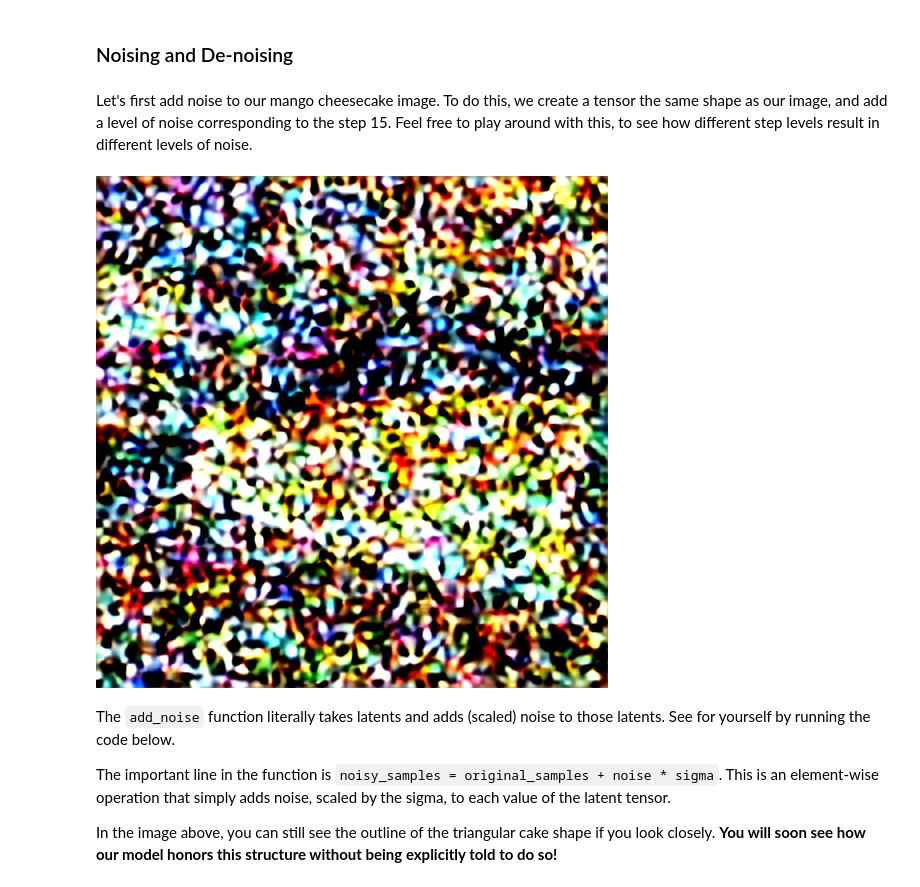
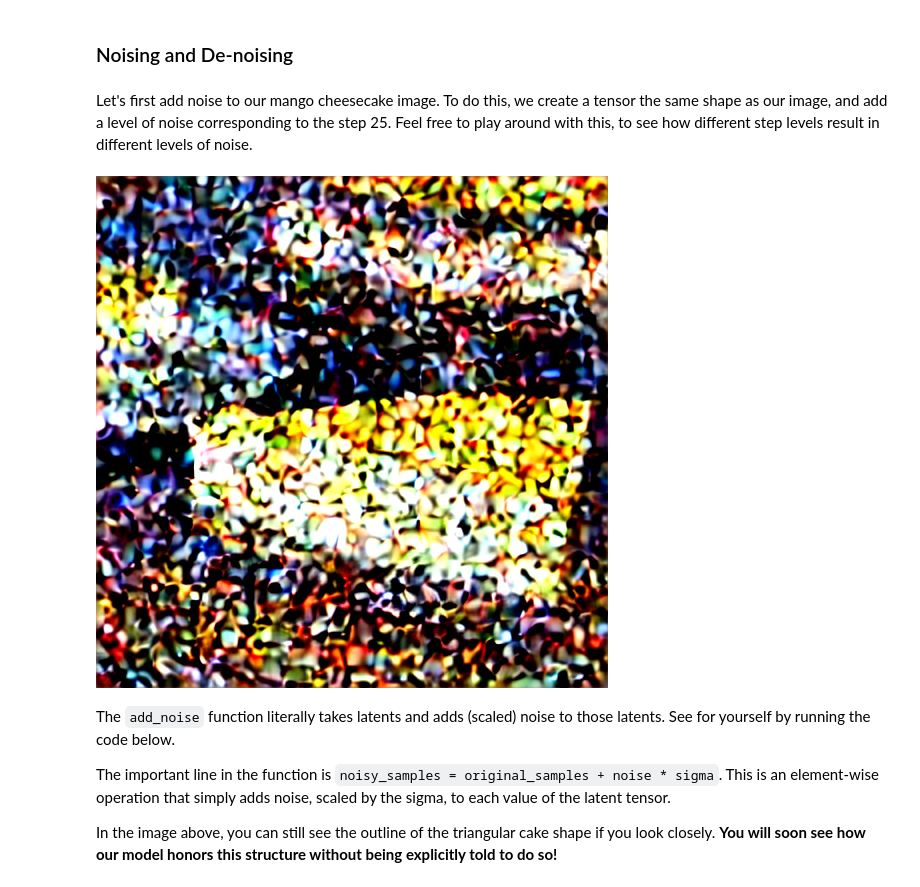
Before and after one commit to Nikhil22/mangocrisp-labs, a Jupyter notebook: stable-diffusion/dish2dish.ipynb, the cells around one changed output. Drawn from its saved outputs; the diff is of its cells as text; code cells hidden in the pictures.

```diff
--- a/stable-diffusion/dish2dish.ipynb
+++ b/stable-diffusion/dish2dish.ipynb
@@ -392,18 +394,18 @@ This 'sigma' is the amount of noise added to the latent representation. Let's se
 # %% [markdown]
 ### Noising and De-noising
 # %% [markdown]
-Let's first add noise to our mango cheesecake image. To do this, we create a tensor the same shape as our image, and add a level of noise corresponding to the step 15. Feel free to play around with this, to see how different step levels result in different levels of noise.
+Let's first add noise to our mango cheesecake image. To do this, we create a tensor the same shape as our image, and add a level of noise corresponding to the step 25. Feel free to play around with this, to see how different step levels result in different levels of noise.
 # %%
 noise = torch.randn_like(mango_cheesecake_latent)
-sampling_step = 15
+sampling_step = 25
 mango_cheesecake_latent_noised = scheduler.add_noise(
     mango_cheesecake_latent,
     noise,
     timesteps=torch.tensor([scheduler.timesteps[sampling_step]])
 )
 latents_to_pil(mango_cheesecake_latent_noised.float())
 # %% [output]
-[figure, old version]
+[figure, new version]
 # %% [markdown]
 The `add_noise` function literally takes latents and adds (scaled) noise to those latents. See for yourself by running the code below.
 
```
Also changed, not shown: parts of 5 cells of this notebook.
